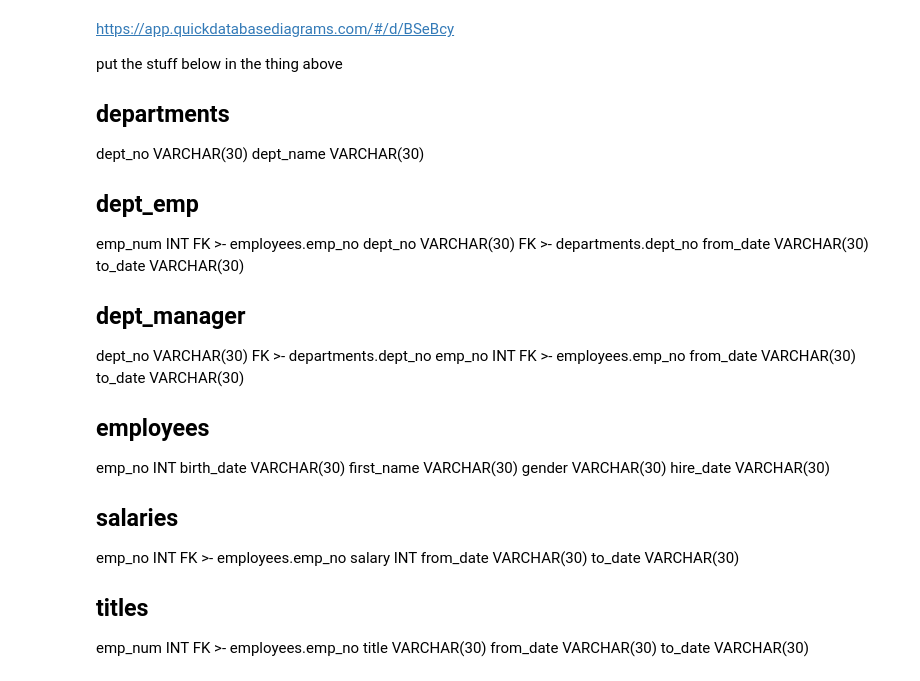
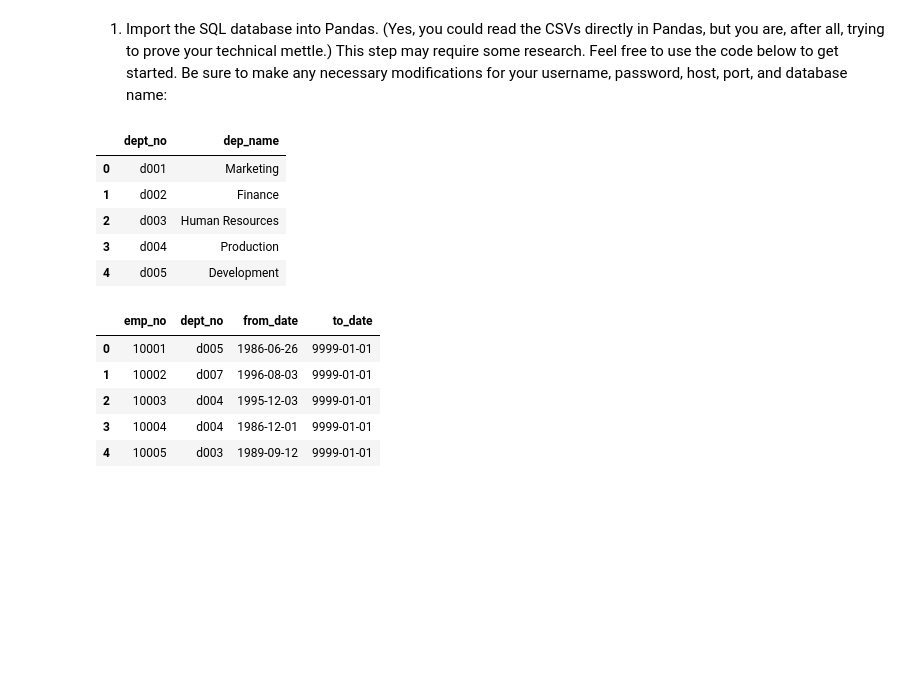
Before and after one commit to AymanSulaiman/sql-challenge, a Jupyter notebook: sql-challenge-notebook.ipynb, the cells around one changed output. Saved outputs shown, nothing was run; the diff lists cells and outputs as text; code cells hidden in the pictures; blank space fills up the shorter version.

```diff
--- a/sql-challenge-notebook.ipynb
+++ b/sql-challenge-notebook.ipynb
@@ -1,45 +0,0 @@
-# %% [markdown]
-https://app.quickdatabasediagrams.com/#/d/BSeBcy
-
-put the stuff below in the thing above
-
-departments
--
-dept_no VARCHAR(30)
-dept_name VARCHAR(30)
-
-dept_emp
--
-emp_num INT FK >- employees.emp_no
-dept_no VARCHAR(30) FK >- departments.dept_no
-from_date VARCHAR(30)
-to_date VARCHAR(30)
-
-dept_manager
--
-dept_no VARCHAR(30) FK >- departments.dept_no
-emp_no INT FK >- employees.emp_no
-from_date VARCHAR(30)
-to_date VARCHAR(30)
-
-employees
--
-emp_no INT
-birth_date VARCHAR(30)
-first_name VARCHAR(30)
-gender VARCHAR(30)
-hire_date VARCHAR(30)
-
-salaries
--
-emp_no INT FK >- employees.emp_no
-salary INT
-from_date VARCHAR(30)
-to_date VARCHAR(30)
-
-titles
--
-emp_num INT FK >- employees.emp_no
-title VARCHAR(30)
-from_date VARCHAR(30)
-to_date VARCHAR(30)
@@ -47,0 +12,32 @@ import sqlalchemy
+# %% [markdown]
+1. Import the SQL database into Pandas. (Yes, you could read the CSVs directly in Pandas, but you are, after all, trying to prove your technical mettle.) This step may require some research. Feel free to use the code below to get started. Be sure to make any necessary modifications for your username, password, host, port, and database name:
+# %%
+engine = create_engine('postgresql://********:*******@localhost:5432/hp_db')
+connection = engine.connect()
+
+assert engine
+assert connection
+# %%
+# Querying the departments
+query_departments = "SELECT * FROM departments"
+df_departments = pd.read_sql(sql=query_departments,con = connection)
+df_departments.head()
+# %% [output]
+|  | dept_no | dep_name |
+| 0 | d001 | Marketing |
+| 1 | d002 | Finance |
+| 2 | d003 | Human Resources |
+| 3 | d004 | Production |
+| 4 | d005 | Development |
+# %%
+# Querying dept_emp
+query_dept_emp = "SELECT * FROM dept_emp"
+df_dept_emp = pd.read_sql(sql=query_dept_emp,con = connection)
+df_dept_emp.head()
+# %% [output]
+|  | emp_no | dept_no | from_date | to_date |
+| 0 | 10001 | d005 | 1986-06-26 | 9999-01-01 |
+| 1 | 10002 | d007 | 1996-08-03 | 9999-01-01 |
+| 2 | 10003 | d004 | 1995-12-03 | 9999-01-01 |
+| 3 | 10004 | d004 | 1986-12-01 | 9999-01-01 |
+| 4 | 10005 | d003 | 1989-09-12 | 9999-01-01 |
```
Also changed, not shown: parts of 16 cells of this notebook, 10 other files.
